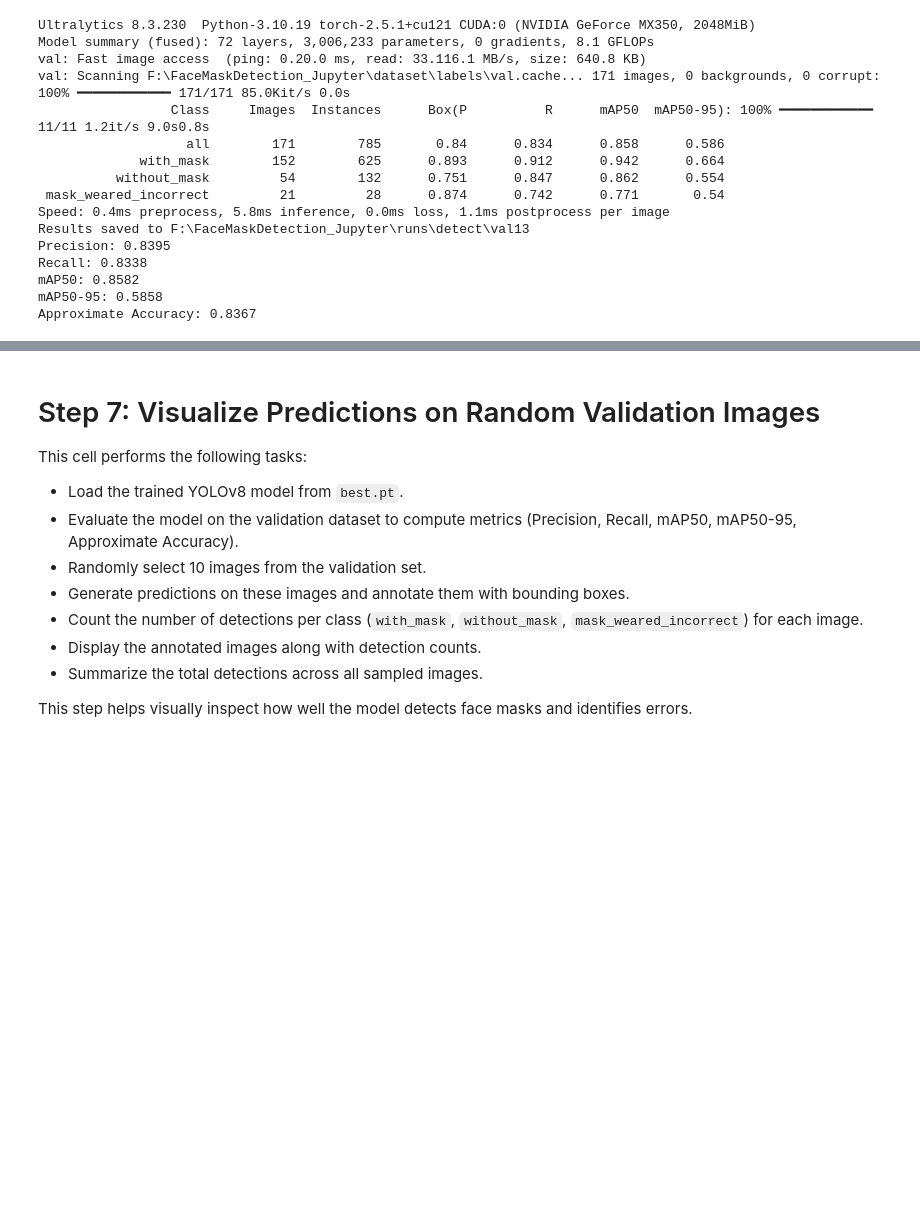
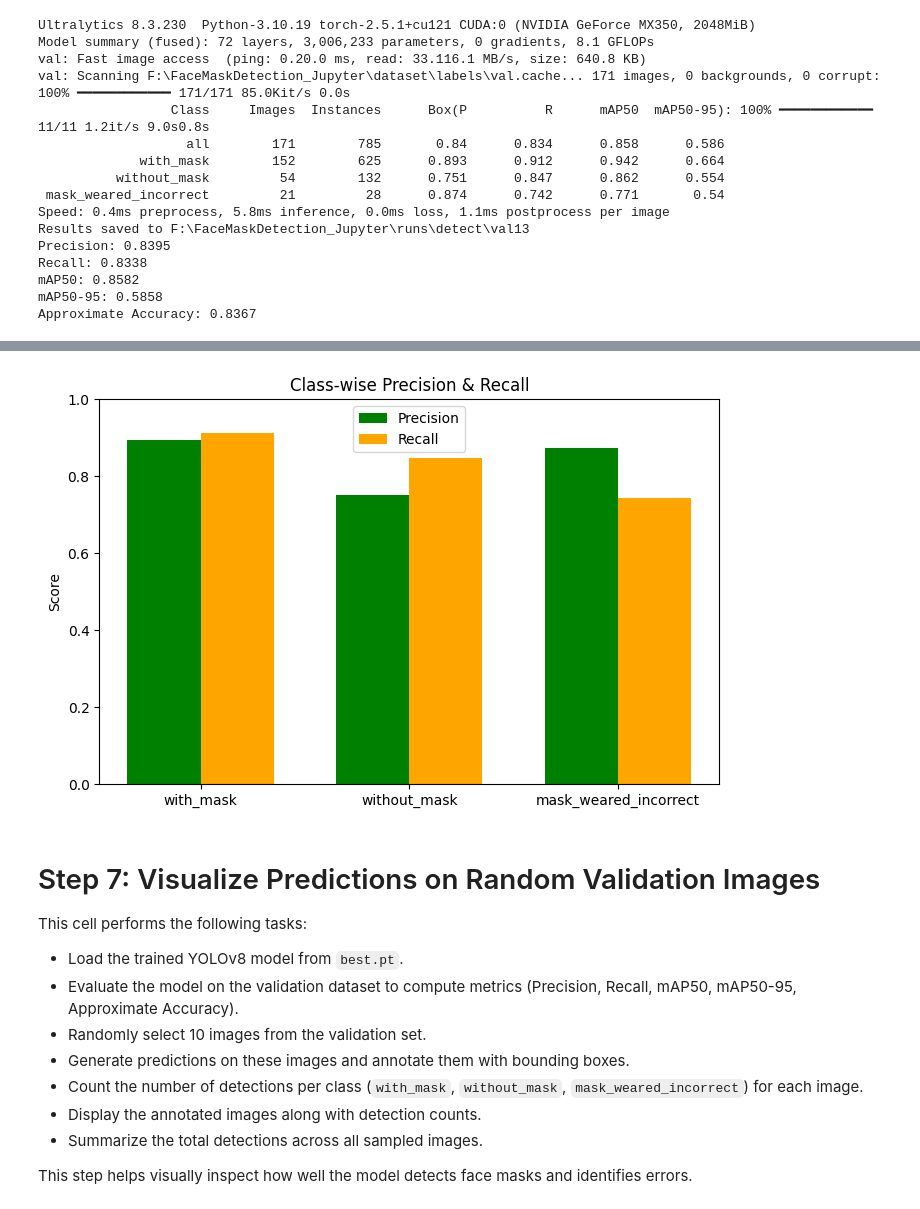
Before and after one commit to bassanttamer3/Face-Mask-Detection, a Jupyter notebook: FaceMask_Notebook.ipynb, the cells around one changed output, grey strips where cells are left out. Drawn from its saved outputs; the diff is of its cells as text; code cells hidden in the pictures; blank space fills up the shorter version.

```diff
--- a/FaceMask_Notebook.ipynb
+++ b/FaceMask_Notebook.ipynb
@@ -294,3 +267,31 @@ Approximate Accuracy: 0.8367
+# %%
+import matplotlib.pyplot as plt
+import yaml
+
+# Load class names from dataset YAML
+with open(yaml_path) as f:
+    data = yaml.safe_load(f)
+class_names = data['names']
+
+# Precision & Recall per class
+precision_classes = [metrics.box.p[i].item() for i in range(len(class_names))]
+recall_classes    = [metrics.box.r[i].item() for i in range(len(class_names))]
+
+# Bar chart for Precision and Recall per class
+x = range(len(class_names))
+width = 0.35
+
+plt.figure(figsize=(8,5))
+plt.bar([i - width/2 for i in x], precision_classes, width=width, color='green', label='Precision')
+plt.bar([i + width/2 for i in x], recall_classes, width=width, color='orange', label='Recall')
+plt.xticks(x, class_names)
+plt.ylim(0,1)
+plt.title("Class-wise Precision & Recall")
+plt.ylabel("Score")
+plt.legend()
+plt.show()
+# %% [output]
+[figure, added]
 # %% [markdown]
 # Step 7: Visualize Predictions on Random Validation Images
 
```
Also changed, not shown: parts of 4 cells of this notebook.
